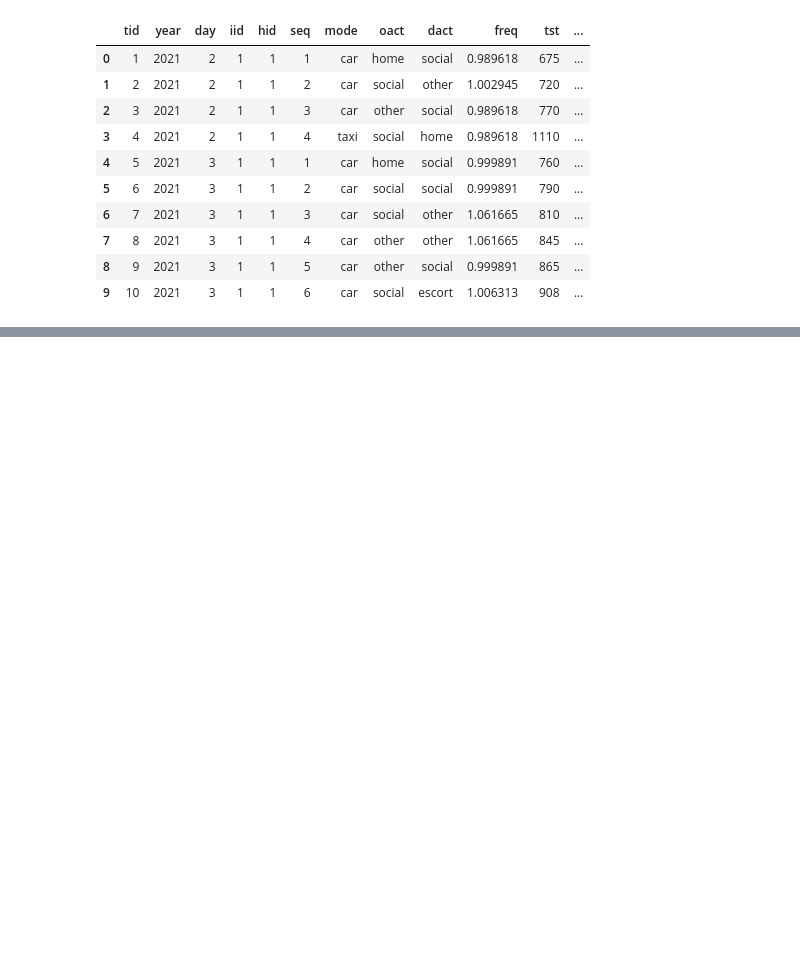
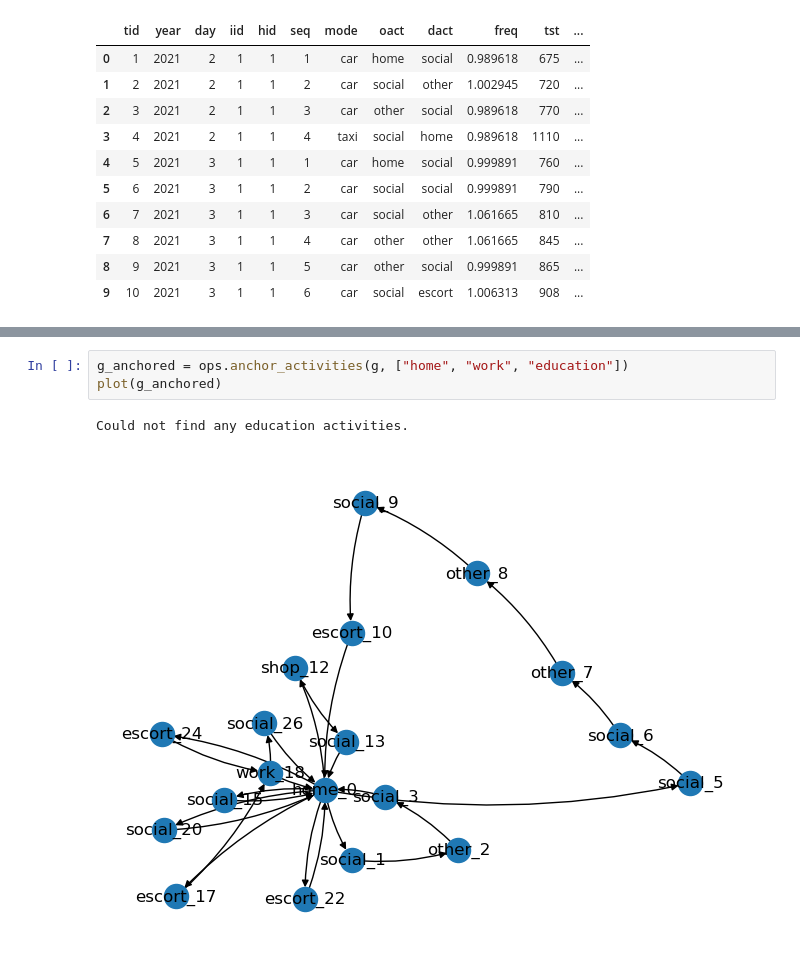
Before and after one commit to fredshone/ntsx, a Jupyter notebook: demo.ipynb, the cells around one changed output, grey strips where cells are left out. Saved outputs shown, nothing was run; the diff lists cells and outputs as text; blank space fills up the shorter version.

```diff
--- a/demo.ipynb
+++ b/demo.ipynb
@@ -120,0 +44,6 @@ KeyError: 0
+# %%
+g_anchored = ops.anchor_activities(g, ["home", "work", "education"])
+plot(g_anchored)
+# %% [output]
+Could not find any education activities.
+[figure, added]
```
Also changed, not shown: parts of 10 cells of this notebook, 2 other files.
